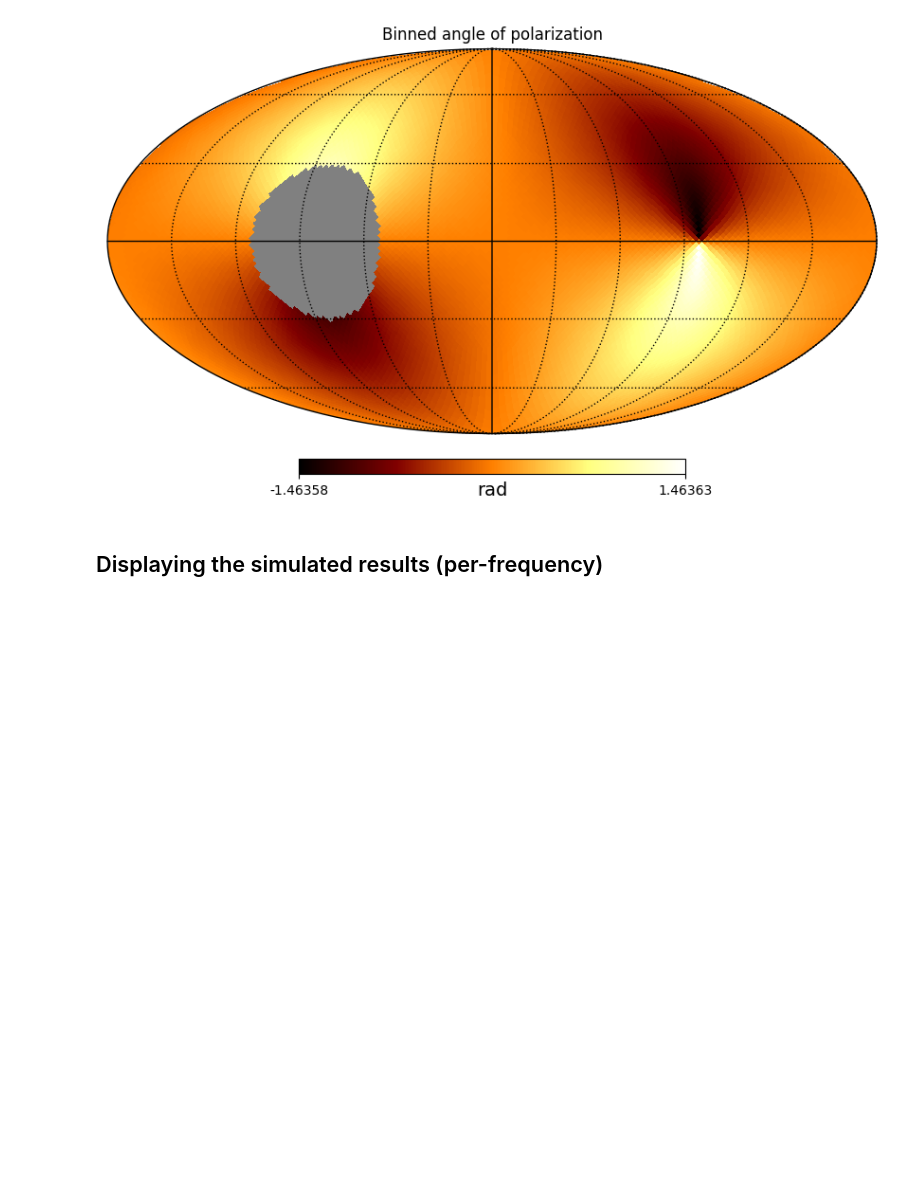
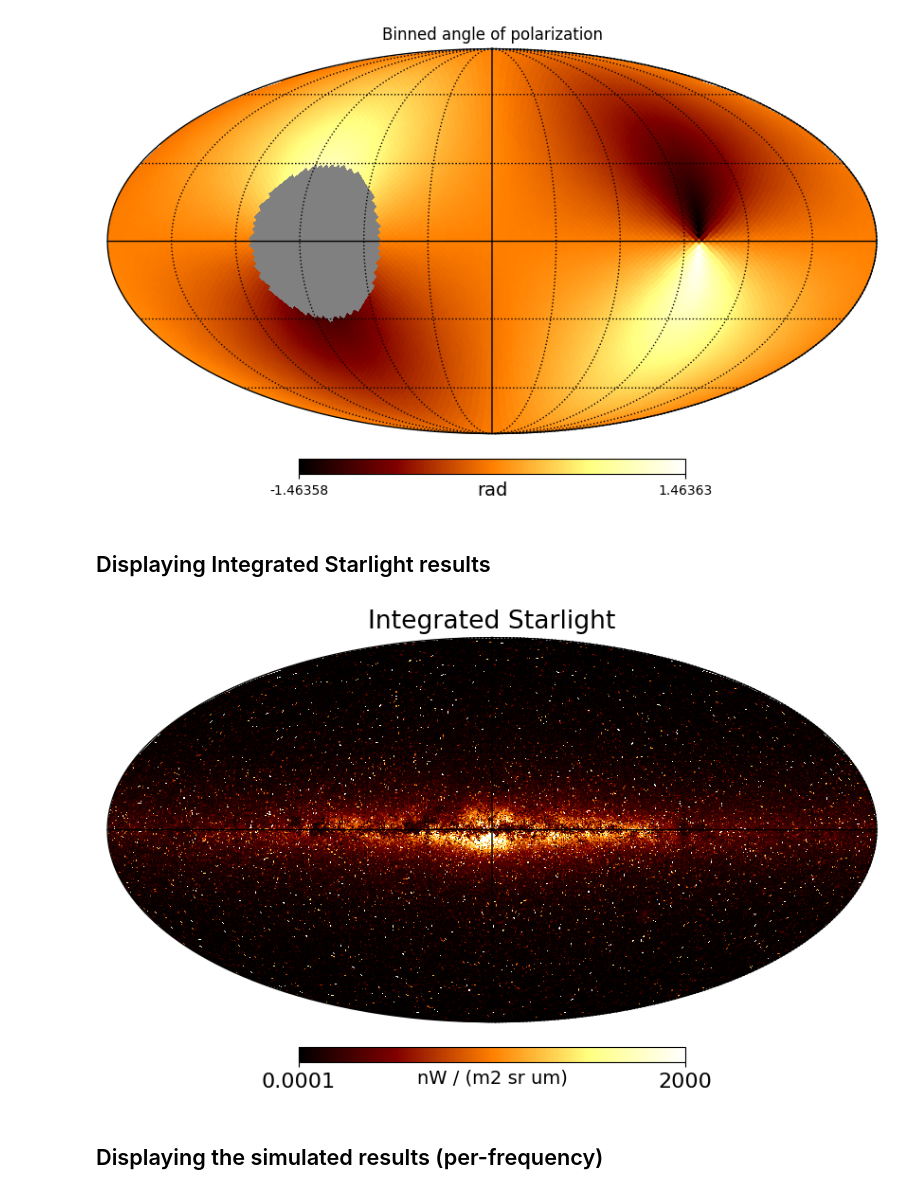
Before and after one commit to oravitan/zodiacal-polarized, a Jupyter notebook: notebooks/create_image_example.ipynb, the cells around one changed output. Cells and saved outputs as stored; diff of their text form; code cells hidden in the pictures; blank space fills up the shorter version.

```diff
--- a/notebooks/create_image_example.ipynb
+++ b/notebooks/create_image_example.ipynb
@@ -51,6 +56,17 @@ plot_skymap(binned_aop_full[..., -1], title="Binned angle of polarization")
 # %% [output]
 [figure]
 [figure]
+# %% [markdown]
+## Displaying Integrated Starlight results
+# %%
+isl = IntegratedStarlight.load('saved_models/skymap_flux.npz')
+# %%
+# min_value = 0.1 * isl.isl_map.unit
+# max_value = 5000 * isl.isl_map.unit
+# isl_map = np.clip(isl.isl_map[..., -1], min_value, max_value)
+plot_skymap(isl.isl_map[..., -1], title="Integrated Starlight", saveto='outputs/isl_fullsky.pdf', min=0.0001, max=2000)
+# %% [output]
+[figure, added]
 # %% [markdown]
 ## Displaying the simulated results (per-frequency)
 # %%
```
Also changed, not shown: parts of 4 cells of this notebook, 10 other files.
